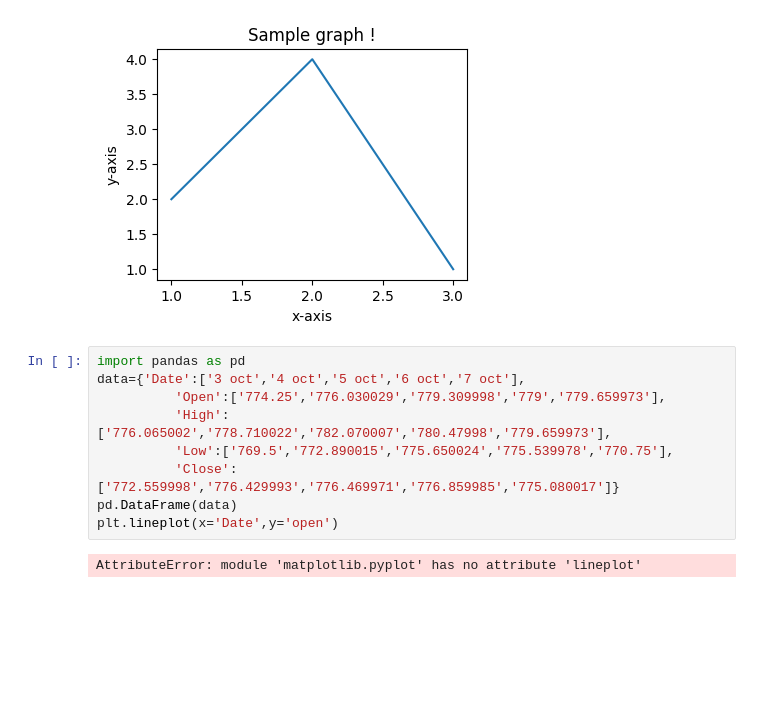
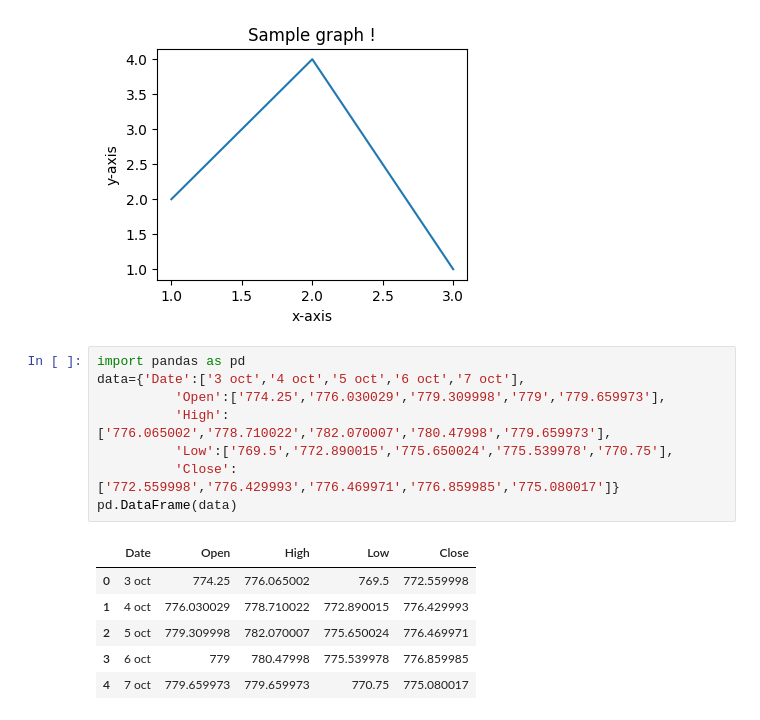
Before and after one commit to Sanya-Katiyar-Eng/ML_Basics, a Jupyter notebook: Practice_question/matplotlib_practice_w3schools.ipynb, the cells around one changed output. Cells and saved outputs as stored; diff of their text form; blank space fills up the shorter version.

```diff
--- a/Practice_question/matplotlib_practice_w3schools.ipynb
+++ b/Practice_question/matplotlib_practice_w3schools.ipynb
@@ -26,11 +26,15 @@ plt.plot(x,y)
 # %%
 import pandas as pd
 data={'Date':['3 oct','4 oct','5 oct','6 oct','7 oct'],
           'Open':['774.25','776.030029','779.309998','779','779.659973'],
           'High':['776.065002','778.710022','782.070007','780.47998','779.659973'],
           'Low':['769.5','772.890015','775.650024','775.539978','770.75'],
           'Close':['772.559998','776.429993','776.469971','776.859985','775.080017']}
 pd.DataFrame(data)
-plt.lineplot(x='Date',y='open')
 # %% [output]
-AttributeError: module 'matplotlib.pyplot' has no attribute 'lineplot'
+|  | Date | Open | High | Low | Close |
+| 0 | 3 oct | 774.25 | 776.065002 | 769.5 | 772.559998 |
+| 1 | 4 oct | 776.030029 | 778.710022 | 772.890015 | 776.429993 |
+| 2 | 5 oct | 779.309998 | 782.070007 | 775.650024 | 776.469971 |
+| 3 | 6 oct | 779 | 780.47998 | 775.539978 | 776.859985 |
+| 4 | 7 oct | 779.659973 | 779.659973 | 770.75 | 775.080017 |
```
Also changed, not shown: 1 other file.
